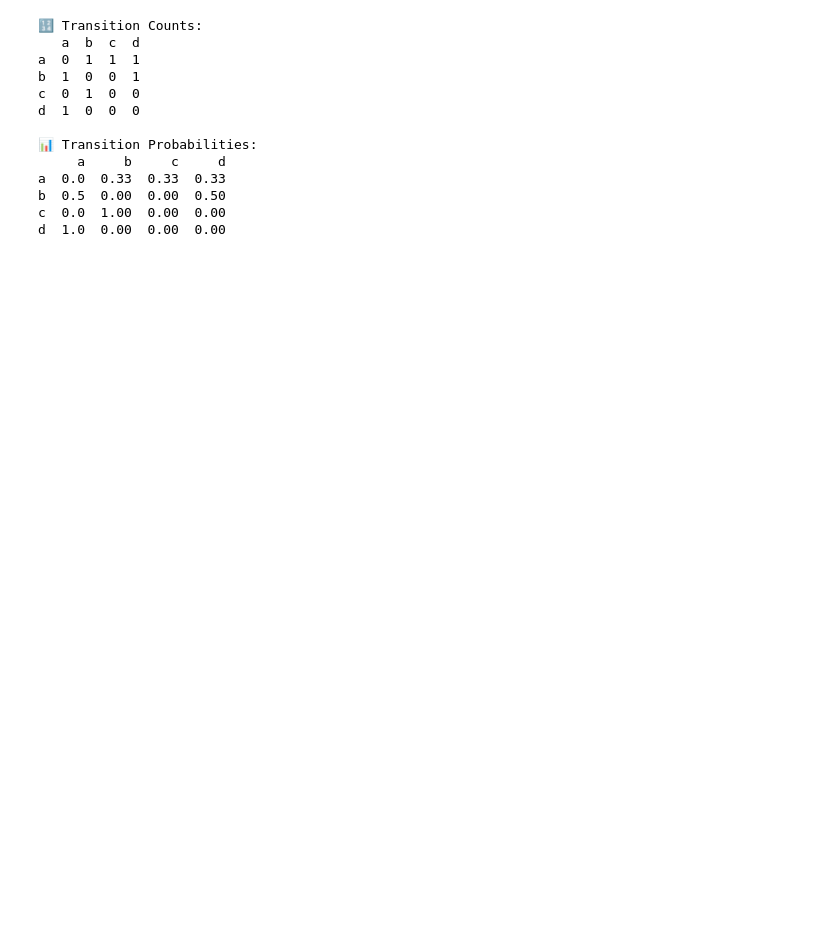
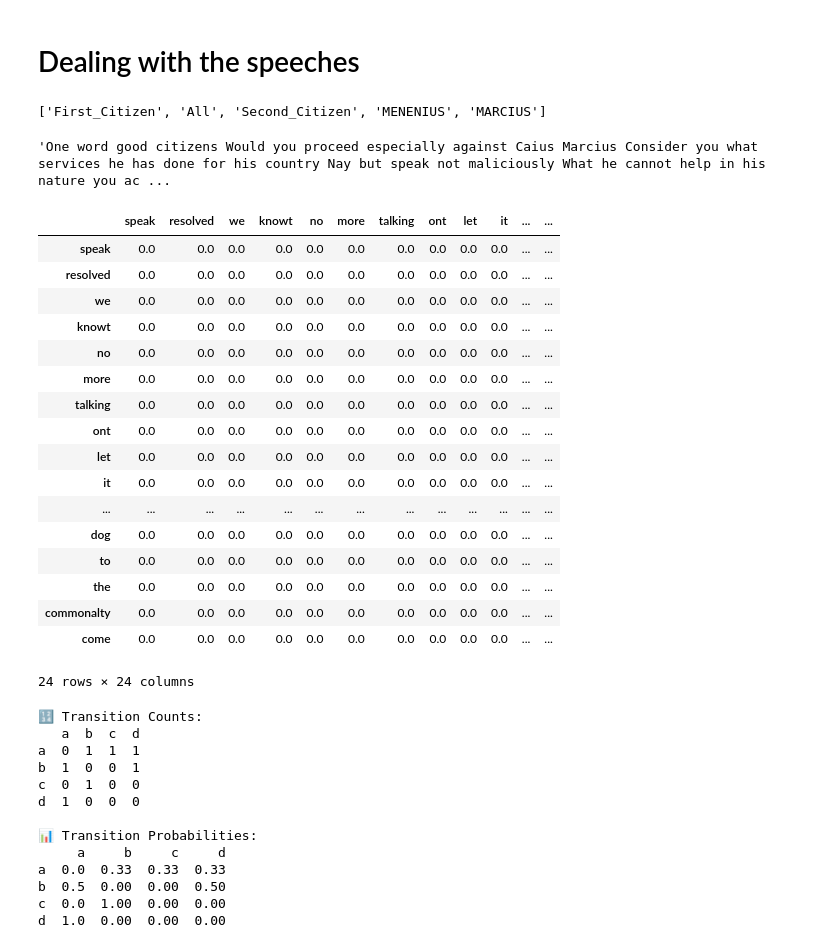
Before and after one commit to SceloNkabinde-95/shakespeare-story-generator, a Jupyter notebook: test-transition-matrices.ipynb, the cells around one changed output. Drawn from its saved outputs; the diff is of its cells as text; code cells hidden in the pictures; blank space fills up the shorter version.

Commit message:
Test how to create transition matrices

```diff
--- a/test-transition-matrices.ipynb
+++ b/test-transition-matrices.ipynb
@@ -0,0 +31,2 @@
+# %%
+speaker = data['speaker'].tolist()
@@ -0,0 +92,7 @@
+# %% [markdown]
+# Dealing with the speeches
+# %%
+unique_speaker = states
+unique_speaker
+# %% [output]
+['First_Citizen', 'All', 'Second_Citizen', 'MENENIUS', 'MARCIUS']
@@ -0,0 +107,14 @@
+# %%
+# Convert each list into a single space-separated string
+for speaker in data_dict:
+    data_dict[speaker] = ' '.join(data_dict[speaker])
+
+First_Citizen = data_dict['First_Citizen']
+All = data_dict['All']
+Second_Citizen = data_dict['Second_Citizen']
+MENENIUS = data_dict['MENENIUS']
+MARCIUS = data_dict['MARCIUS']
+# %%
+Second_Citizen
+# %% [output]
+'One word good citizens Would you proceed especially against Caius Marcius Consider you what services he has done for his country Nay but speak not maliciously What he cannot help in his nature you ac ...
@@ -1,3 +139,52 @@
+# %%
+def transition_matrix(l):
+
+    # Get unique states in desired order
+    states = list(dict.fromkeys(l))
+
+    # find the index of each state
+    idx_map = {state: i for i, state in enumerate(states)}
+
+    # Initialize zero matrix
+    n = len(states)
+    count_matrix = np.zeros((n, n), dtype=int)
+
+    # Fill transition counts
+    for current, next_ in zip(speaker, speaker[1:]):
+        if current in idx_map and next_ in idx_map:
+            i, j = idx_map[current], idx_map[next_]
+            count_matrix[i, j] += 1
+
+    # Create DataFrame
+    df = pd.DataFrame(count_matrix, index=states, columns=states)
+
+
+    # Convert counts to probabilities row-wise
+    df = df.div(df.sum(axis=1), axis=0).fillna(0)
+
+    return df
+# %%
+MENENIUS_3 = transition_matrix(MENENIUS_2)
+MENENIUS_3
+# %% [output]
+|  | speak | resolved | we | knowt | no | more | talking | ont | let | it | ... | ... |
+| speak | 0.0 | 0.0 | 0.0 | 0.0 | 0.0 | 0.0 | 0.0 | 0.0 | 0.0 | 0.0 | ... | ... |
+| resolved | 0.0 | 0.0 | 0.0 | 0.0 | 0.0 | 0.0 | 0.0 | 0.0 | 0.0 | 0.0 | ... | ... |
+| we | 0.0 | 0.0 | 0.0 | 0.0 | 0.0 | 0.0 | 0.0 | 0.0 | 0.0 | 0.0 | ... | ... |
+| knowt | 0.0 | 0.0 | 0.0 | 0.0 | 0.0 | 0.0 | 0.0 | 0.0 | 0.0 | 0.0 | ... | ... |
+| no | 0.0 | 0.0 | 0.0 | 0.0 | 0.0 | 0.0 | 0.0 | 0.0 | 0.0 | 0.0 | ... | ... |
+| more | 0.0 | 0.0 | 0.0 | 0.0 | 0.0 | 0.0 | 0.0 | 0.0 | 0.0 | 0.0 | ... | ... |
+| talking | 0.0 | 0.0 | 0.0 | 0.0 | 0.0 | 0.0 | 0.0 | 0.0 | 0.0 | 0.0 | ... | ... |
+| ont | 0.0 | 0.0 | 0.0 | 0.0 | 0.0 | 0.0 | 0.0 | 0.0 | 0.0 | 0.0 | ... | ... |
+| let | 0.0 | 0.0 | 0.0 | 0.0 | 0.0 | 0.0 | 0.0 | 0.0 | 0.0 | 0.0 | ... | ... |
+| it | 0.0 | 0.0 | 0.0 | 0.0 | 0.0 | 0.0 | 0.0 | 0.0 | 0.0 | 0.0 | ... | ... |
+| ... | ... | ... | ... | ... | ... | ... | ... | ... | ... | ... | ... | ... |
+| dog | 0.0 | 0.0 | 0.0 | 0.0 | 0.0 | 0.0 | 0.0 | 0.0 | 0.0 | 0.0 | ... | ... |
+| to | 0.0 | 0.0 | 0.0 | 0.0 | 0.0 | 0.0 | 0.0 | 0.0 | 0.0 | 0.0 | ... | ... |
+| the | 0.0 | 0.0 | 0.0 | 0.0 | 0.0 | 0.0 | 0.0 | 0.0 | 0.0 | 0.0 | ... | ... |
+| commonalty | 0.0 | 0.0 | 0.0 | 0.0 | 0.0 | 0.0 | 0.0 | 0.0 | 0.0 | 0.0 | ... | ... |
+| come | 0.0 | 0.0 | 0.0 | 0.0 | 0.0 | 0.0 | 0.0 | 0.0 | 0.0 | 0.0 | ... | ... |
+24 rows × 24 columns
 # %%
 import numpy as np
 import pandas as pd
```
Also changed, not shown: parts of 13 cells of this notebook, 2 other files.
